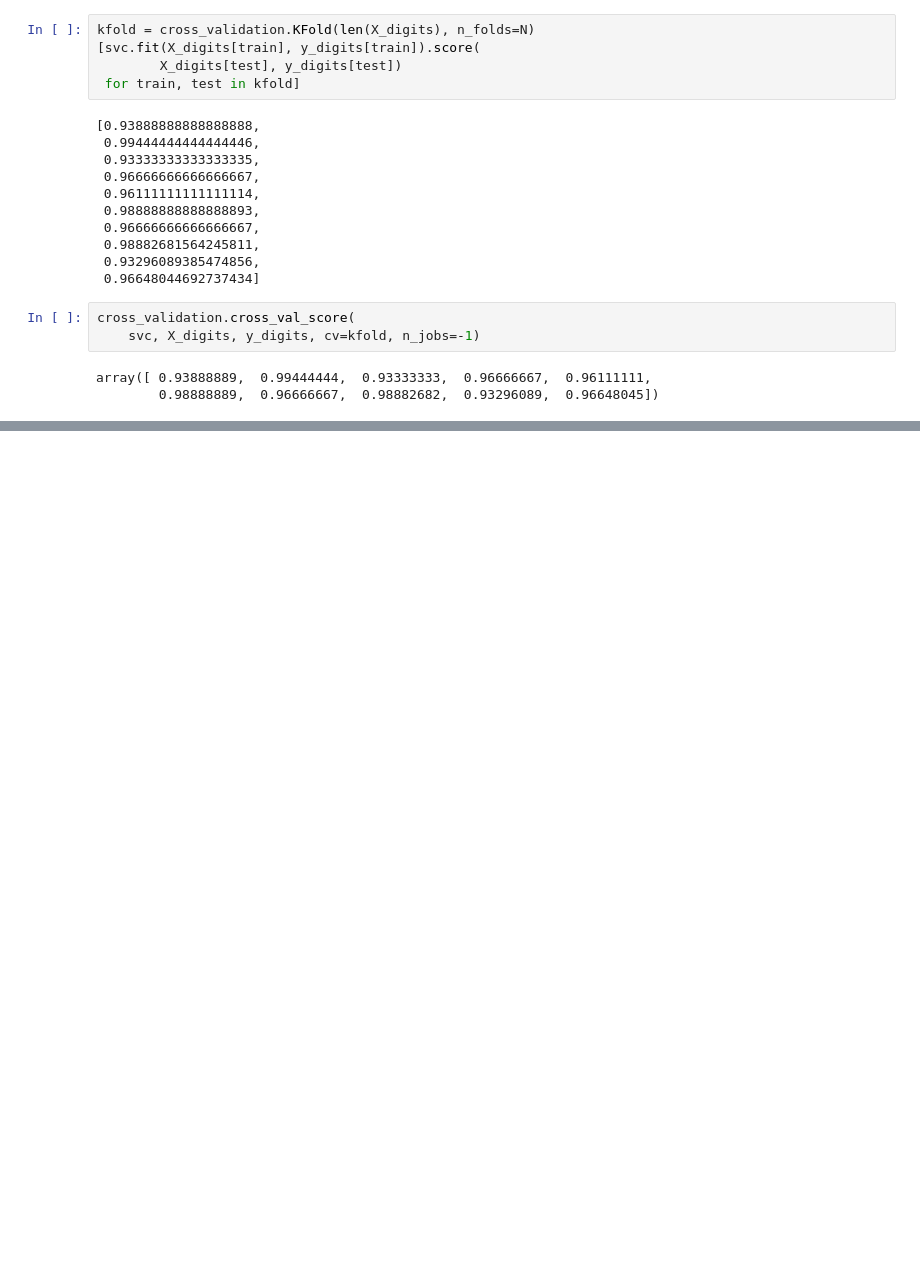
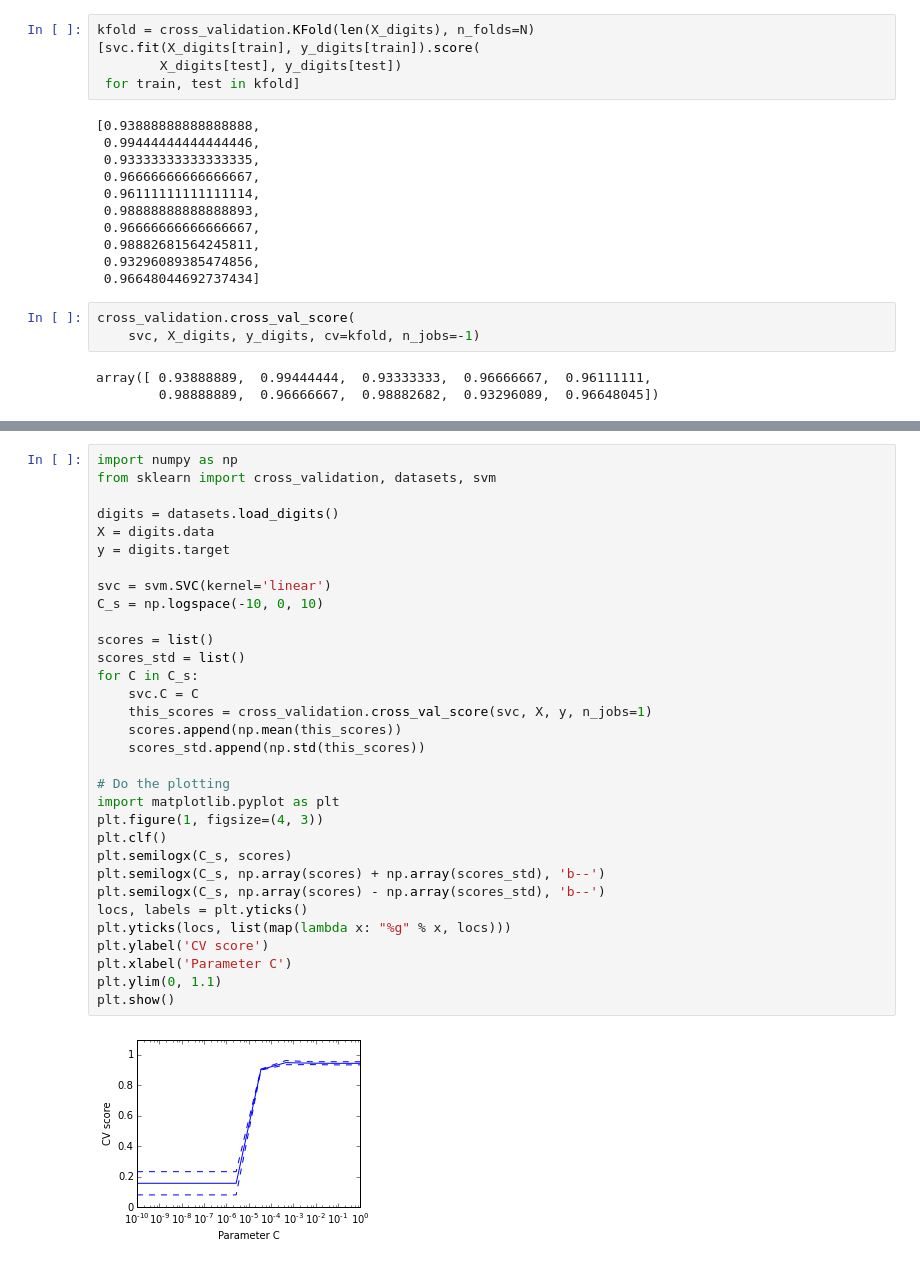
Before and after one commit to JeffAbrahamson/talks, a Jupyter notebook: 2015-11__ML/01c-sklearn/sklearn-intro.ipynb, the cells around one changed output, grey strips where cells are left out. Cells and saved outputs as stored; diff of their text form; blank space fills up the shorter version.

```diff
--- a/2015-11__ML/01c-sklearn/sklearn-intro.ipynb
+++ b/2015-11__ML/01c-sklearn/sklearn-intro.ipynb
@@ -187,0 +200,34 @@ array([ 0.93888889,  0.99444444,  0.93333333,  0.96666667,  0.96111111,
+# %%
+import numpy as np
+from sklearn import cross_validation, datasets, svm
+
+digits = datasets.load_digits()
+X = digits.data
+y = digits.target
+
+svc = svm.SVC(kernel='linear')
+C_s = np.logspace(-10, 0, 10)
+
+scores = list()
+scores_std = list()
+for C in C_s:
+    svc.C = C
+    this_scores = cross_validation.cross_val_score(svc, X, y, n_jobs=1)
+    scores.append(np.mean(this_scores))
+    scores_std.append(np.std(this_scores))
+
+# Do the plotting
+import matplotlib.pyplot as plt
+plt.figure(1, figsize=(4, 3))
+plt.clf()
+plt.semilogx(C_s, scores)
+plt.semilogx(C_s, np.array(scores) + np.array(scores_std), 'b--')
+plt.semilogx(C_s, np.array(scores) - np.array(scores_std), 'b--')
+locs, labels = plt.yticks()
+plt.yticks(locs, list(map(lambda x: "%g" % x, locs)))
+plt.ylabel('CV score')
+plt.xlabel('Parameter C')
+plt.ylim(0, 1.1)
+plt.show()
+# %% [output]
+[figure, added]
```
Also changed, not shown: parts of 3 cells of this notebook.
